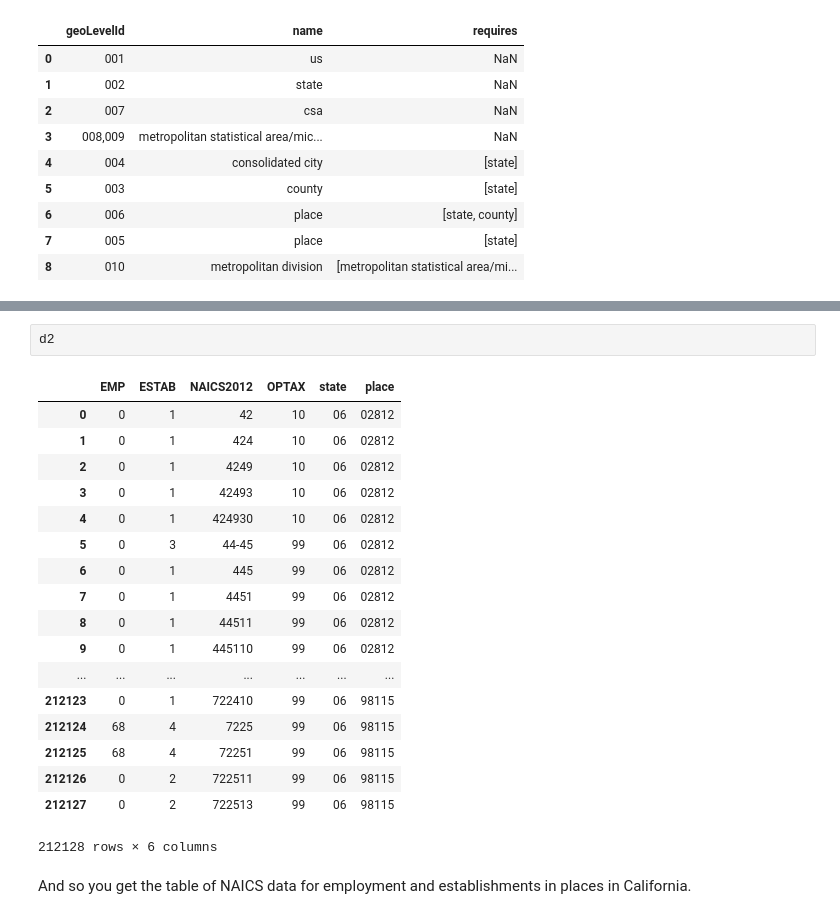
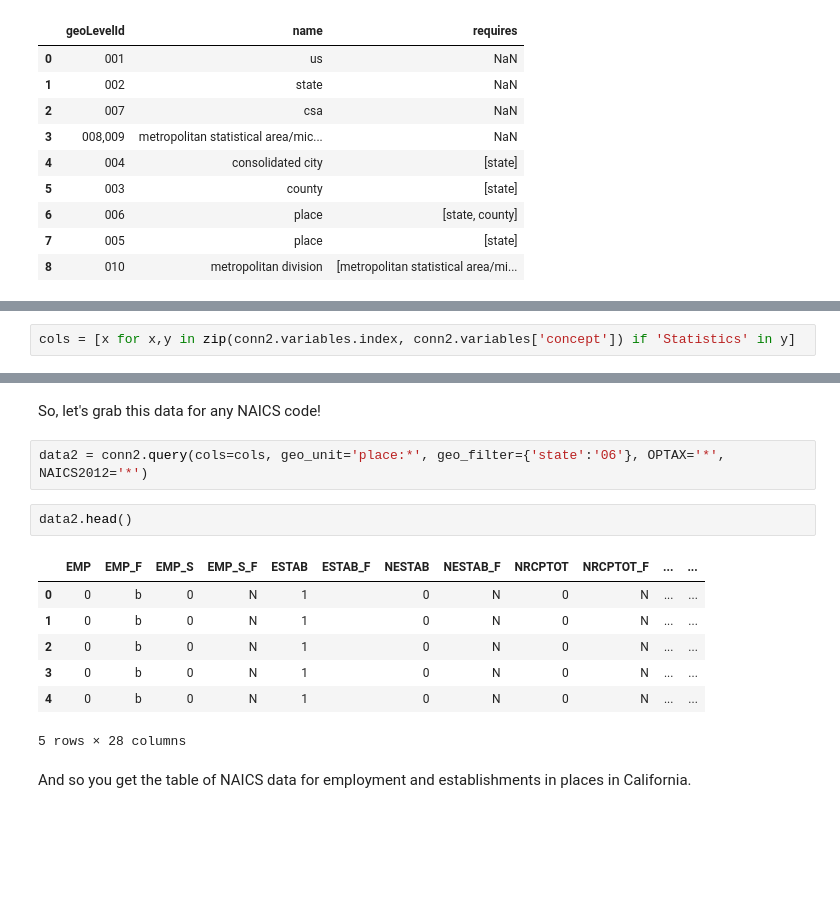
Before and after one commit to cenpy-devs/cenpy, a Jupyter notebook: demo.ipynb, the cells around one changed output, grey strips where cells are left out. Drawn from its saved outputs; the diff is of its cells as text; blank space fills up the shorter version.

```diff
--- a/demo.ipynb
+++ b/demo.ipynb
@@ -185 +202,3 @@ Here, pay special attention to the `required` column. Also, for this dataset, yo
+# %%
+cols = [x for x,y in zip(conn2.variables.index, conn2.variables['concept']) if 'Statistics' in y]
 # %%
@@ -191,24 +214,17 @@ u'http://api.census.gov/data/2012/ewks?get=EMP,ESTAB&NAICS2012=*&OPTAX=*&for=pla
-# %%
-d2
-# %% [output]
-|  | EMP | ESTAB | NAICS2012 | OPTAX | state | place |
-| 0 | 0 | 1 | 42 | 10 | 06 | 02812 |
-| 1 | 0 | 1 | 424 | 10 | 06 | 02812 |
-| 2 | 0 | 1 | 4249 | 10 | 06 | 02812 |
-| 3 | 0 | 1 | 42493 | 10 | 06 | 02812 |
-| 4 | 0 | 1 | 424930 | 10 | 06 | 02812 |
-| 5 | 0 | 3 | 44-45 | 99 | 06 | 02812 |
-| 6 | 0 | 1 | 445 | 99 | 06 | 02812 |
-| 7 | 0 | 1 | 4451 | 99 | 06 | 02812 |
-| 8 | 0 | 1 | 44511 | 99 | 06 | 02812 |
-| 9 | 0 | 1 | 445110 | 99 | 06 | 02812 |
-| ... | ... | ... | ... | ... | ... | ... |
-| 212123 | 0 | 1 | 722410 | 99 | 06 | 98115 |
-| 212124 | 68 | 4 | 7225 | 99 | 06 | 98115 |
-| 212125 | 68 | 4 | 72251 | 99 | 06 | 98115 |
-| 212126 | 0 | 2 | 722511 | 99 | 06 | 98115 |
-| 212127 | 0 | 2 | 722513 | 99 | 06 | 98115 |
-212128 rows × 6 columns
+# %% [markdown]
+So, let's grab this data for any NAICS code!
+# %%
+data2 = conn2.query(cols=cols, geo_unit='place:*', geo_filter={'state':'06'}, OPTAX='*', NAICS2012='*')
+# %%
+data2.head()
+# %% [output]
+|  | EMP | EMP_F | EMP_S | EMP_S_F | ESTAB | ESTAB_F | NESTAB | NESTAB_F | NRCPTOT | NRCPTOT_F | ... | ... |
+| 0 | 0 | b | 0 | N | 1 |  | 0 | N | 0 | N | ... | ... |
+| 1 | 0 | b | 0 | N | 1 |  | 0 | N | 0 | N | ... | ... |
+| 2 | 0 | b | 0 | N | 1 |  | 0 | N | 0 | N | ... | ... |
+| 3 | 0 | b | 0 | N | 1 |  | 0 | N | 0 | N | ... | ... |
+| 4 | 0 | b | 0 | N | 1 |  | 0 | N | 0 | N | ... | ... |
+5 rows × 28 columns
 # %% [markdown]
 And so you get the table of NAICS data for employment and establishments in places in California.
 # %% [markdown]
```
Also changed, not shown: parts of 21 cells of this notebook, 1 other file.
